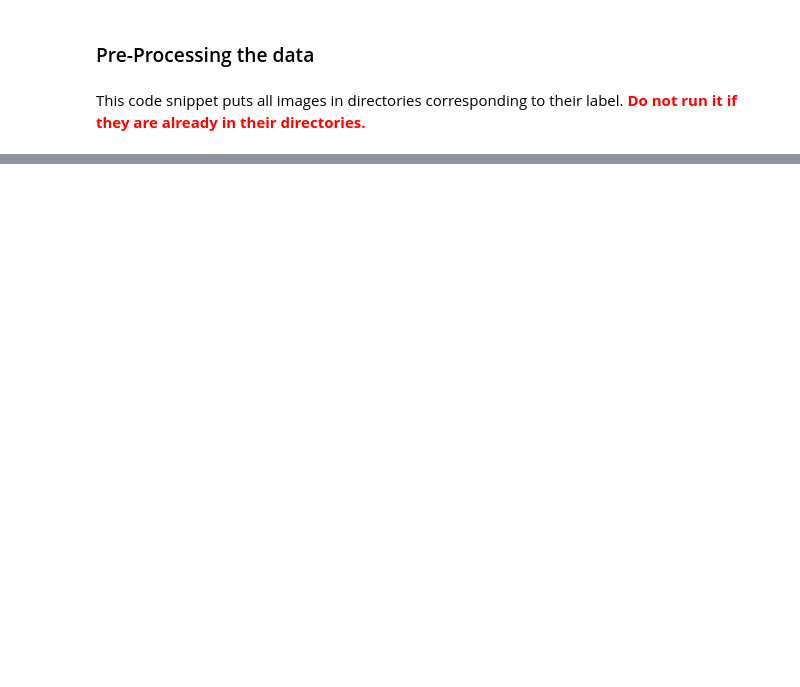
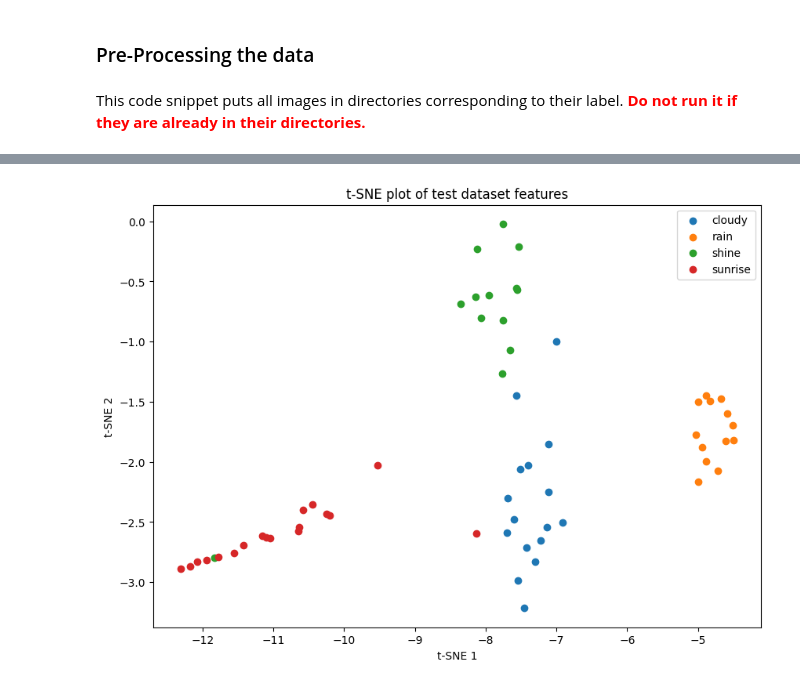
Before and after one commit to ordinary813/ordinaryLib, a Jupyter notebook: DL/HW2/Sol_Q2.ipynb, the cells around one changed output, grey strips where cells are left out. Saved outputs shown, nothing was run; the diff lists cells and outputs as text; code cells hidden in the pictures; blank space fills up the shorter version.

```diff
--- a/DL/HW2/Sol_Q2.ipynb
+++ b/DL/HW2/Sol_Q2.ipynb
@@ -265 +257,36 @@ Test Accuracy: 93.33%
 Total images tested: 60
+# %%
+from sklearn.manifold import TSNE
+
+# Function to extract features using the model
+def extract_features(model, loader, device):
+    model.eval()
+    features = []
+    labels = []
+    with torch.no_grad():
+        for images, lbls in loader:
+            images = images.to(device)
+            outputs = model(images)
+            features.append(outputs.cpu().numpy())
+            labels.append(lbls.numpy())
+    return np.concatenate(features), np.concatenate(labels)
+
+# Extract features from the test dataset
+test_features, test_labels = extract_features(model, test_loader, device)
+
+# Apply t-SNE
+tsne = TSNE(n_components=2, random_state=42)
+tsne_results = tsne.fit_transform(test_features)
+
+# Plot t-SNE results
+plt.figure(figsize=(10, 7))
+for i, label in enumerate(test_loader.dataset.classes):
+    indices = test_labels == i
+    plt.scatter(tsne_results[indices, 0], tsne_results[indices, 1], label=label)
+plt.legend()
+plt.title('t-SNE plot of test dataset features')
+plt.xlabel('t-SNE 1')
+plt.ylabel('t-SNE 2')
+plt.show()
+# %% [output]
+[figure, added]
```
Also changed, not shown: parts of 4 cells of this notebook, 14 other files.
